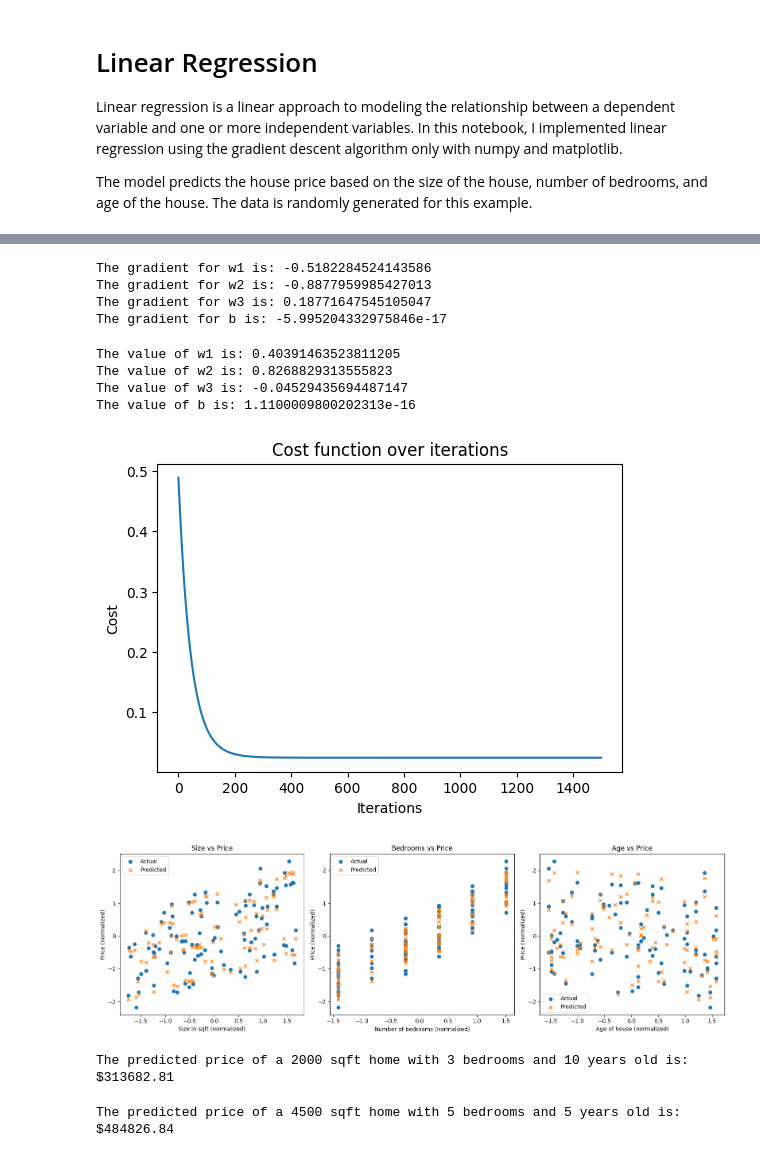
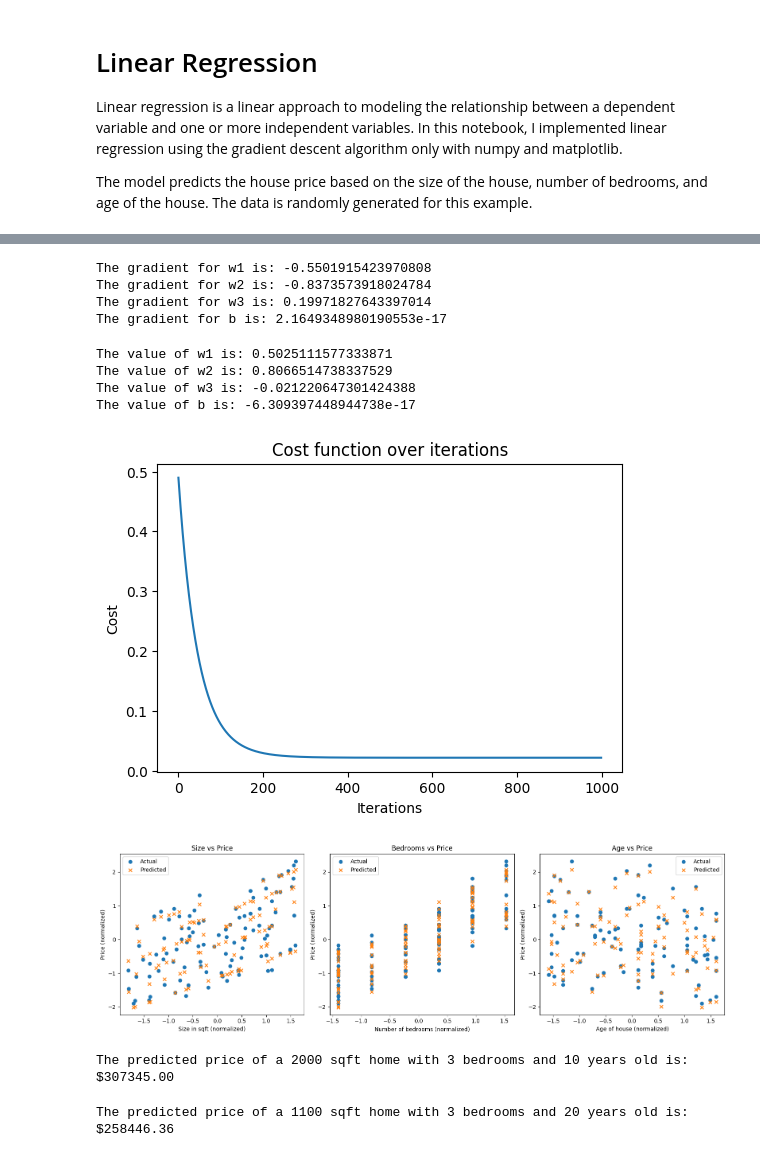
Before and after one commit to vishwamraval/ML-projects, a Jupyter notebook: house_prices_linear_regression.ipynb, the cells around one changed output, grey strips where cells are left out. Drawn from its saved outputs; the diff is of its cells as text; code cells hidden in the pictures.

Commit message:
House Prices Linear Regression

```diff
--- a/house_prices_linear_regression.ipynb
+++ b/house_prices_linear_regression.ipynb
@@ -11,7 +11,7 @@ import matplotlib.pyplot as plt
 # Generate data for home price prediction
 def generate_data(num_samples):
     np.random.seed(42)
-    size = np.random.randint(low=1000, high=4000, size=num_samples)
+    size = np.random.randint(low=1000, high=4500, size=num_samples)
     bedrooms = np.random.randint(low=1, high=7, size=num_samples)
     age = np.random.randint(low=1, high=60, size=num_samples)
     price = 50*size + 50000*bedrooms - 25*age + np.random.randint(low=20000, high=100000, size=num_samples)
@@ -111,10 +111,10 @@ print('The gradient for w2 is:', dj_dw2)
 print('The gradient for w3 is:', dj_dw3)
 print('The gradient for b is:', dj_db)
 # %% [output]
-The gradient for w1 is: -0.5182284524143586
-The gradient for w2 is: -0.8877959985427013
-The gradient for w3 is: 0.18771647545105047
-The gradient for b is: -5.995204332975846e-17
+The gradient for w1 is: -0.5501915423970808
+The gradient for w2 is: -0.8373573918024784
+The gradient for w3 is: 0.19971827643397014
+The gradient for b is: 2.1649348980190553e-17
 # %%
 # Batch Gradient Descent Algorithm to minimize the cost function using the gradient descent algorithm for a number of iterations
 def batch_gradient_descent(x1, x2, x3, y, w1, w2, w3, b, alpha, num_iterations):
@@ -135,7 +135,7 @@ initial_w2 = 0
 initial_w3 = 0
 initial_b = 0
 
-iterations = 1500
+iterations = 1000
 alpha = 0.01
 
 w1, w2, w3, b, J_history = batch_gradient_descent(x1_train, x2_train, x3_train, y_train, initial_w1, initial_w2, initial_w3, initial_b, alpha, iterations)
@@ -144,10 +144,10 @@ print('The value of w2 is:', w2)
 print('The value of w3 is:', w3)
 print('The value of b is:', b)
 # %% [output]
-The value of w1 is: 0.40391463523811205
-The value of w2 is: 0.8268829313555823
-The value of w3 is: -0.04529435694487147
-The value of b is: 1.1100009800202313e-16
+The value of w1 is: 0.5025111577333871
+The value of w2 is: 0.8066514738337529
+The value of w3 is: -0.021220647301424388
+The value of b is: -6.309397448944738e-17
 # %%
 # Plot the cost function over iterations
 plt.figure(figsize=(6, 4))
@@ -157,12 +157,11 @@ plt.ylabel('Cost')
 plt.title('Cost function over iterations')
 plt.show()
 # %% [output]
-[figure, old version]
+[figure, new version]
 # %%
 # Graph the model predictions
 def plot_model(x1, x2, x3, y, w1, w2, w3, b):
-    fig = plt.figure(figsize=(16, 5))
-
+    plt.figure(figsize=(16, 5))
     # Predicted values
     predicted_values = w1 * x1 + w2 * x2 + w3 * x3 + b
 
@@ -171,34 +170,34 @@ def plot_model(x1, x2, x3, y, w1, w2, w3, b):
     plt.scatter(x1, y, label='Actual')
     plt.scatter(x1, predicted_values, label='Predicted', marker='x')
     plt.xlabel('Size in sqft (normalized)')
     plt.ylabel('Price (normalized)')
     plt.title('Size vs Price')
     plt.legend()
 
     # Plot bedrooms vs. price
     plt.subplot(1, 3, 2)
     plt.scatter(x2, y, label='Actual')
     plt.scatter(x2, predicted_values, label='Predicted', marker='x')
     plt.xlabel('Number of bedrooms (normalized)')
     plt.ylabel('Price (normalized)')
     plt.title('Bedrooms vs Price')
     plt.legend()
 
     # Plot age vs. price
     plt.subplot(1, 3, 3)
     plt.scatter(x3, y, label='Actual')
     plt.scatter(x3, predicted_values, label='Predicted', marker='x')
     plt.xlabel('Age of house (normalized)')
     plt.ylabel('Price (normalized)')
     plt.title('Age vs Price')
     plt.legend()
 
     plt.tight_layout()
     plt.show()
 
 plot_model(x1_train, x2_train, x3_train, y_train, w1, w2, w3, b)
 # %% [output]
-[figure, old version]
+[figure, new version]
 # %%
 # Predict price for a 2000 sqft home with 3 bedrooms and 10 years old
 new_size = 2000
@@ -218,12 +217,12 @@ predicted_price = predicted_price_normalized * y_std + y_mean
 
 print(f'The predicted price of a 2000 sqft home with 3 bedrooms and 10 years old is: ${predicted_price:.2f}')
 # %% [output]
-The predicted price of a 2000 sqft home with 3 bedrooms and 10 years old is: $313682.81
+The predicted price of a 2000 sqft home with 3 bedrooms and 10 years old is: $307345.00
 # %%
-# Predict price for a 3500 sqft home with 5 bedrooms and 5 years old
-new_size = 3500
-new_bedrooms = 5
-new_age = 5
+# Predict proce for a 1100 sqft home with 3 bedrooms and 20 years old
+new_size = 1100
+new_bedrooms = 3
+new_age = 20
 
 # Normalize the new data using training data's mean and std
 new_size_normalized = (new_size - x1_mean) / x1_std
@@ -235,6 +234,6 @@ predicted_price_normalized = w1 * new_size_normalized + w2 * new_bedrooms_normal
 
 # Convert the normalized predicted price back to the original scale
 predicted_price = predicted_price_normalized * y_std + y_mean
-print(f'The predicted price of a 4500 sqft home with 5 bedrooms and 5 years old is: ${predicted_price:.2f}')
+print(f'The predicted price of a 1100 sqft home with 3 bedrooms and 20 years old is: ${predicted_price:.2f}')
 # %% [output]
-The predicted price of a 4500 sqft home with 5 bedrooms and 5 years old is: $484826.84
+The predicted price of a 1100 sqft home with 3 bedrooms and 20 years old is: $258446.36
```
Also changed, not shown: parts of 2 cells of this notebook.
